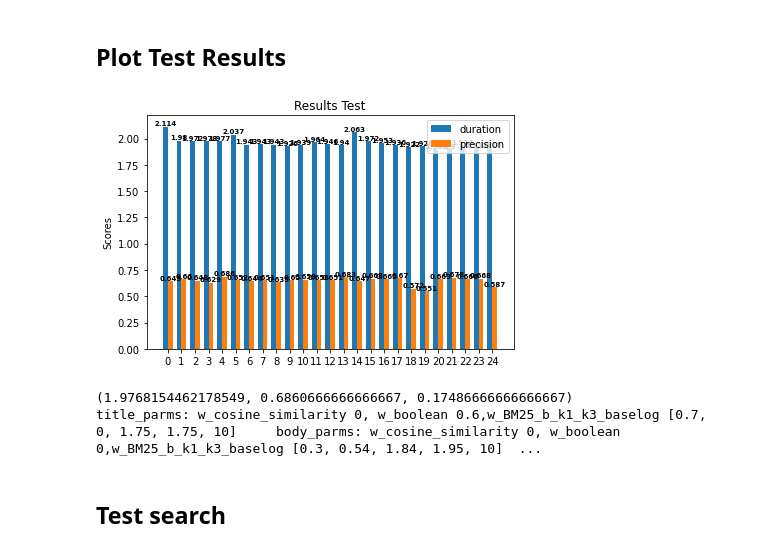
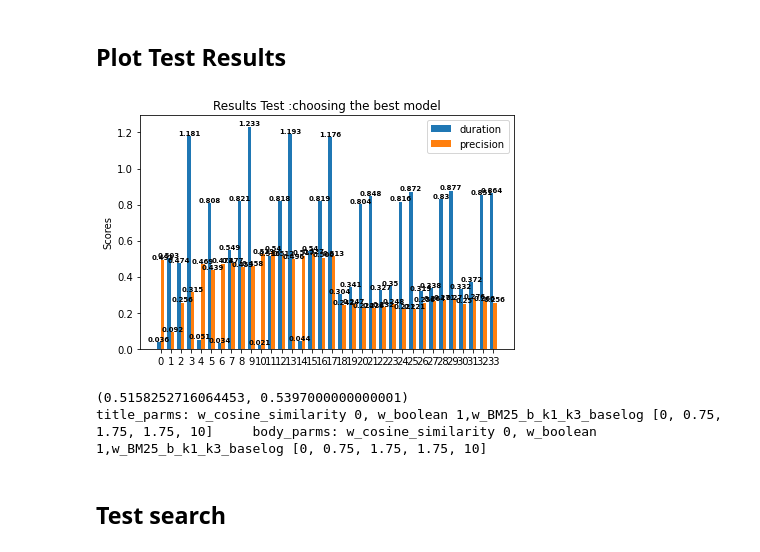
Before and after one commit to yuvalgorodissky/Information_retrieval_project, a Jupyter notebook: run_frontend_in_colab.ipynb, the cells around one changed output. Cells and saved outputs as stored; diff of their text form; code cells hidden in the pictures.

```diff
--- a/run_frontend_in_colab.ipynb
+++ b/run_frontend_in_colab.ipynb
@@ -103,17 +103,21 @@ def get_parameters(parameters):
 # %%
 def set_param(parameters):
   duration, ap = None, None
+  t_start = time()
+  qs_res=None
   try:
     res = requests.post(url+'/set_parameters',json=parameters)
+    duration = time() - t_start
     if res.status_code == 200:
       qs_res= res.json()
   except:
     pass
+  print(qs_res)
 # %%
 def search():
   qs_res = []
   for q, true_wids in queries.items():
-    duration, ap ,rc= None, None,None
+    duration, ap = None, None
     t_start = time()
     try:
       res = requests.get(url + '/search', {'query': q}, timeout=35)
@@ -121,16 +125,8 @@ def search():
       if res.status_code == 200:
         pred_wids, _ = zip(*res.json())
         ap = average_precision(true_wids, pred_wids)
-        rc = average_recall(true_wids, pred_wids)
     except:
       pass
 
-    qs_res.append((q, duration, ap,rc))
+    qs_res.append((q, duration, ap))
   return(qs_res)
-# %%
-  for i in range(8):
-    parameters = get_parameters(parameters)
-    print(parameters)
-    set_param(parameters)
-    qs_res = search()
-    result_dict[prams_to_string(parameters)] = avg_time_pres(qs_res)
@@ -145,0 +133,21 @@ def search():
+# %%
+for a in range(2):
+  for b in range(2):
+    for c in range(2):
+        for d in range(2):
+            for e in range(2):
+                f=random.randint(0, 1)
+                if (a+b+c+d+e+f==0):
+                  continue
+                parameters = get_parameters_Choose_model()
+                parameters[0]=f
+                parameters[1]=b
+                parameters[2]=c
+                parameters[7]=d
+                parameters[8]=e
+                parameters[9]=a
+                set_param(parameters)
+                qs_res = search()
+                print(qs_res)
+                print(parameters)
+                result_dict[prams_to_string(parameters)] = avg_time_pres(qs_res)
@@ -173,41 +199,41 @@ import numpy as np
 
 
 labels = result_dict.keys()
-duration,precision,_ = zip(*result_dict.values())
+duration,precision = zip(*result_dict.values())
 
 
 x = np.arange(len(labels))  # the label locations
 width = 0.35  # the width of the bars
 
 fig, ax = plt.subplots()
 rects1 = ax.bar(x - width/2, duration, width, label='duration')
 rects2 = ax.bar(x + width/2, precision, width, label='precision')
 
 # Add some text for labels, title and custom x-axis tick labels, etc.
 ax.set_ylabel('Scores')
-ax.set_title('Results Test')
+ax.set_title('Results Test :choosing the best model')
 ax.set_xticks(range(len(labels)))
 ax.legend()
 
 for bar in rects1:
   height = bar.get_height()
   ax.text(bar.get_x() + bar.get_width()/2, height, round(height,3), ha='center', va='bottom',fontsize=7,fontweight='bold')
 
 for bar in rects2:
   height = bar.get_height()
   ax.text(bar.get_x() + bar.get_width()/2, height, round(height,3), ha='center', va='bottom',fontsize=7,fontweight='bold')
 fig.tight_layout()
 
 plt.show()
 max_key = max(result_dict, key = lambda x: result_dict.get(x)[1])
 
 
 print(result_dict[max_key])
 print(max_key)
 # %% [output]
-[figure, old version]
+[figure, new version]
-(1.9768154462178549, 0.6860666666666667, 0.17486666666666667)
-title_parms: w_cosine_similarity 0, w_boolean 0.6,w_BM25_b_k1_k3_baselog [0.7, 0, 1.75, 1.75, 10]     body_parms: w_cosine_similarity 0, w_boolean 0,w_BM25_b_k1_k3_baselog [0.3, 0.54, 1.84, 1.95, 10]  ...
+(0.5158252716064453, 0.5397000000000001)
+title_parms: w_cosine_similarity 0, w_boolean 1,w_BM25_b_k1_k3_baselog [0, 0.75, 1.75, 1.75, 10]     body_parms: w_cosine_similarity 0, w_boolean 1,w_BM25_b_k1_k3_baselog [0, 0.75, 1.75, 1.75, 10]
 # %% [markdown]
 ## **Test search**
 # %%
```
Also changed, not shown: parts of 11 cells of this notebook.
